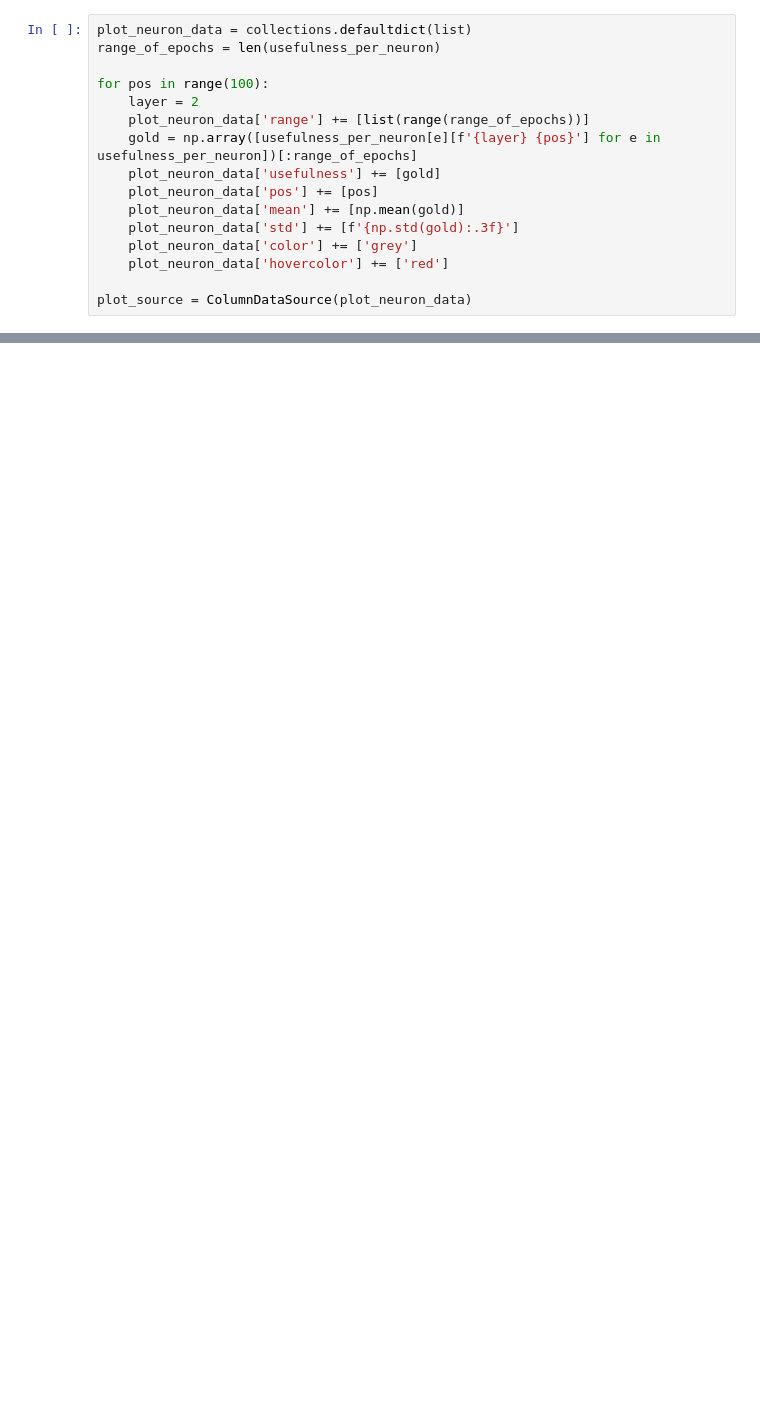
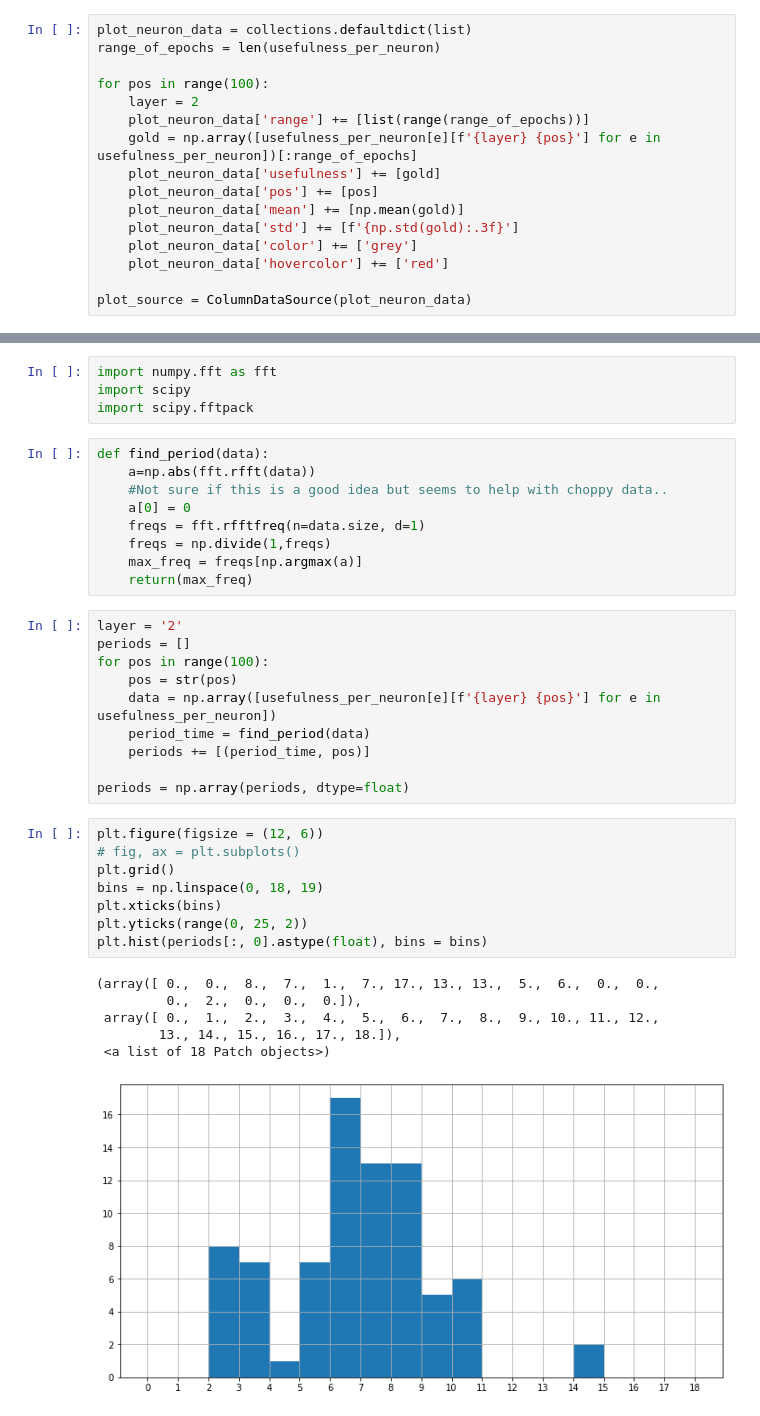
Before and after one commit to zsoltzombori/resistant-neurons, a Jupyter notebook: visualization/finding periods.ipynb, the cells around one changed output, grey strips where cells are left out. Saved outputs shown, nothing was run; the diff lists cells and outputs as text; blank space fills up the shorter version.

```diff
--- a/visualization/finding periods.ipynb
+++ b/visualization/finding periods.ipynb
@@ -210,0 +112,38 @@ plt.plot((data1+data2+data3)/3, linewidth = 4)
+# %%
+import numpy.fft as fft
+import scipy
+import scipy.fftpack
+# %%
+def find_period(data):
+    a=np.abs(fft.rfft(data))
+    #Not sure if this is a good idea but seems to help with choppy data..
+    a[0] = 0
+    freqs = fft.rfftfreq(n=data.size, d=1)
+    freqs = np.divide(1,freqs)
+    max_freq = freqs[np.argmax(a)]
+    return(max_freq)
+# %%
+layer = '2'
+periods = []
+for pos in range(100):
+    pos = str(pos)
+    data = np.array([usefulness_per_neuron[e][f'{layer} {pos}'] for e in usefulness_per_neuron])
+    period_time = find_period(data)
+    periods += [(period_time, pos)]
+
+periods = np.array(periods, dtype=float)
+# %%
+plt.figure(figsize = (12, 6))
+# fig, ax = plt.subplots()
+plt.grid()
+bins = np.linspace(0, 18, 19)
+plt.xticks(bins)
+plt.yticks(range(0, 25, 2))
+plt.hist(periods[:, 0].astype(float), bins = bins)
+# %% [output]
+(array([ 0.,  0.,  8.,  7.,  1.,  7., 17., 13., 13.,  5.,  6.,  0.,  0.,
+         0.,  2.,  0.,  0.,  0.]),
+ array([ 0.,  1.,  2.,  3.,  4.,  5.,  6.,  7.,  8.,  9., 10., 11., 12.,
+        13., 14., 15., 16., 17., 18.]),
+ <a list of 18 Patch objects>)
+[figure, added]
```
Also changed, not shown: parts of 13 cells of this notebook, 10 other files.
